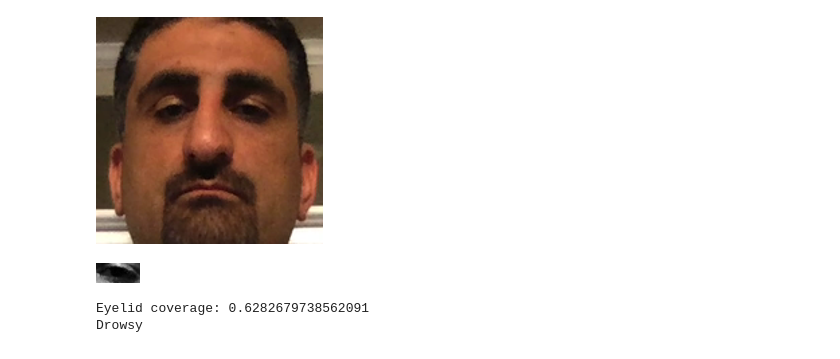
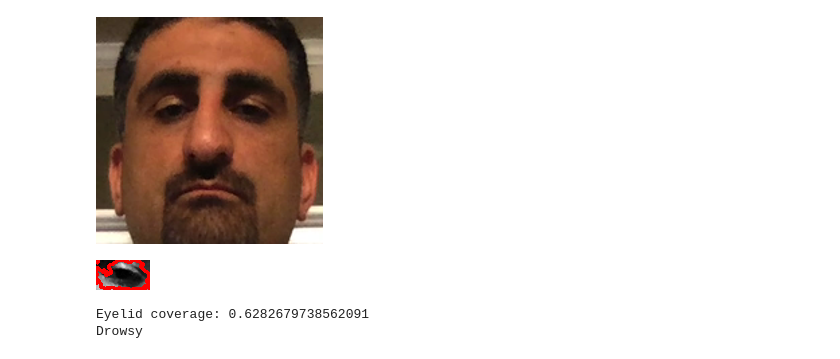
Before and after one commit to FranciscoLozCoding/csc481_Project, a Jupyter notebook: 2_modeling.ipynb, the cells around one changed output. Saved outputs shown, nothing was run; the diff lists cells and outputs as text; code cells hidden in the pictures.

```diff
--- a/2_modeling.ipynb
+++ b/2_modeling.ipynb
@@ -459,19 +459,20 @@ def add_eye_padding(eye, padding, image):
   # Return the new rectangle with added padding
   return (x, y, w, h)
 
-def detect_eyelid_contours(eye_img):
+def detect_eyelid_contours(eye_img, KSIZE=3):
   """
   Detect eyelid contours in the eye image
 
   Parameters:
     eye_img (ndarray): The eye image
+    KSIZE (int): The kernel size for Sobel edge detection
 
   Returns:
     contours (ndarray): The detected contours
   """
   # Apply Sobel edge detection to highlight eyelid edges
-  sobel_x = cv2.Sobel(eye_img, cv2.CV_64F, 1, 0, ksize=3)
-  sobel_y = cv2.Sobel(eye_img, cv2.CV_64F, 0, 1, ksize=3)
+  sobel_x = cv2.Sobel(eye_img, cv2.CV_64F, 1, 0, ksize=KSIZE)
+  sobel_y = cv2.Sobel(eye_img, cv2.CV_64F, 0, 1, ksize=KSIZE)
 
   # Calculate the magnitude of the gradients
   sobel_magnitude = cv2.magnitude(sobel_x, sobel_y)
@@ -527,7 +528,7 @@ def calculate_eyelid_coverage_from_contours(eye_landmarks, contours):
 
   return normalized_coverage
 
-def detect_drowsiness(image, detector, predictor, PADDING=5, DROWSINESS_THRESHOLD=0.6):
+def detect_drowsiness(image, detector, predictor, PADDING=5, EYELID_COVERAGE_THRESHOLD=0.6, KSIZE=3):
   """
   Detect drowsiness by eyelid coverage in the given image and determine if drowsiness is present.
 
@@ -536,7 +537,8 @@ def detect_drowsiness(image, detector, predictor, PADDING=5, DROWSINESS_THRESHOL
       detector: Face detector object.
       predictor: Shape predictor for facial landmarks.
       PADDING (int): Padding to apply around the eye region for cropping in pixels.
-      DROWSINESS_THRESHOLD (float): Threshold for detecting drowsiness.
+      EYELID_COVERAGE_THRESHOLD (float): Threshold for detecting drowsiness.
+      KSIZE (int): The kernel size for Sobel edge detection
 
   Returns:
       bool: True if drowsiness is detected, False otherwise.
@@ -568,8 +570,8 @@ def detect_drowsiness(image, detector, predictor, PADDING=5, DROWSINESS_THRESHOL
                             right_eye_rect[0]:right_eye_rect[0] + right_eye_rect[2]]
 
     # Detect eyelid contours using the function
-    contours_left = detect_eyelid_contours(left_eye_img)
-    contours_right = detect_eyelid_contours(right_eye_img)
+    contours_left = detect_eyelid_contours(left_eye_img, KSIZE)
+    contours_right = detect_eyelid_contours(right_eye_img, KSIZE)
 
     # Adjust contours to match original image coordinates
     contours_left = [
@@ -585,13 +587,13 @@ def detect_drowsiness(image, detector, predictor, PADDING=5, DROWSINESS_THRESHOL
     avg_eyelid_coverage = (left_eyelid_coverage + right_eyelid_coverage) / 2
 
     # Determine if drowsiness is detected
-    if avg_eyelid_coverage > DROWSINESS_THRESHOLD:
+    if avg_eyelid_coverage > EYELID_COVERAGE_THRESHOLD:
       flag = True # Drowsy
     else:
       flag = False
   return flag
 
-def run_drowsiness_detection(image_index, image_path, label, y_true, y_pred, detector, predictor, PADDING=5, DROWSINESS_THRESHOLD=0.6):
+def run_drowsiness_detection(image_index, image_path, label, y_true, y_pred, detector, predictor, PADDING=5, EYELID_COVERAGE_THRESHOLD=0.6, KSIZE=3):
     """
     This function runs the drowsiness detection on a single image to build
     a confusion matrix.
@@ -605,17 +607,19 @@ def run_drowsiness_detection(image_index, image_path, label, y_true, y_pred, det
       detector (dlib.get_frontal_face_detector): The face detector
       predictor (dlib.shape_predictor): The facial landmark predictor
       PADDING (int): Padding to apply around the eye region for cropping in pixels.
-      DROWSINESS_THRESHOLD (float): Threshold for detecting drowsiness.
+      EYELID_COVERAGE_THRESHOLD (float): Threshold for detecting drowsiness.
+      KSIZE (int): The kernel size for Sobel edge detection
+
     """
     image = cv2.imread(image_path, cv2.IMREAD_GRAYSCALE)
     rects = detector(image, 1)
-    drowsy_flag = detect_drowsiness(image, detector, predictor, PADDING, DROWSINESS_THRESHOLD)
+    drowsy_flag = detect_drowsiness(image, detector, predictor, PADDING, EYELID_COVERAGE_THRESHOLD, KSIZE)
 
     # Append results at the correct index to ensure order
     y_true[image_index] = label
     y_pred[image_index] = drowsy_flag
 
-def process_images_in_batch(image_paths, label, y_true, y_pred, detector, predictor, PADDING=5, DROWSINESS_THRESHOLD=0.6):
+def process_images_in_batch(image_paths, label, y_true, y_pred, detector, predictor, PADDING=5, EYELID_COVERAGE_THRESHOLD=0.6, KSIZE=3):
     """
     Process run_drowsiness_detection concurrently using ThreadPoolExecutor.
 
@@ -627,7 +631,9 @@ def process_images_in_batch(image_paths, label, y_true, y_pred, detector, predic
       detector (dlib.get_frontal_face_detector): The face detector
       predictor (dlib.shape_predictor): The facial landmark predictor
       PADDING (int): Padding to apply around the eye region for cropping in pixels.
-      DROWSINESS_THRESHOLD (float): Threshold for detecting drowsiness.
+      EYELID_COVERAGE_THRESHOLD (float): Threshold for detecting drowsiness.
+      KSIZE (int): The kernel size for Sobel edge detection
+
     """
     # Initialize lists with the same length as the number of images
     for _ in image_paths:
@@ -637,7 +643,7 @@ def process_images_in_batch(image_paths, label, y_true, y_pred, detector, predic
     with ThreadPoolExecutor() as executor:
         futures = [
             executor.submit(run_drowsiness_detection, idx, image_path, label,
-                            y_true, y_pred, detector, predictor, PADDING, DROWSINESS_THRESHOLD)
+                            y_true, y_pred, detector, predictor, PADDING, EYELID_COVERAGE_THRESHOLD, KSIZE)
             for idx, image_path in enumerate(image_paths)
         ]
 
@@ -646,7 +652,7 @@ def process_images_in_batch(image_paths, label, y_true, y_pred, detector, predic
             future.result()
 # %%
 PADDING = 5
-DROWSINESS_THRESHOLD = 0.60
+EYELID_COVERAGE_THRESHOLD = 0.60
 # %%
 # Detect faces
 rects = detector(D_IMAGE, 1)
@@ -691,7 +697,7 @@ for rect in rects:
   avg_eyelid_coverage = (left_eyelid_coverage + right_eyelid_coverage) / 2
 
   # Test drowsiness based on eyelid coverage
-  if avg_eyelid_coverage > DROWSINESS_THRESHOLD:
+  if avg_eyelid_coverage > EYELID_COVERAGE_THRESHOLD:
       print("Drowsy")
   else:
       print("Not Drowsy")
@@ -706,33 +712,33 @@ Drowsy
 # %%
 # Load the image in grayscale
 image = left_eye_img
 
 # Apply the Sobel operator to find the gradients in both x and y directions
 sobel_x = cv2.Sobel(image, cv2.CV_64F, 1, 0, ksize=3)  # Gradient in the x-direction
 sobel_y = cv2.Sobel(image, cv2.CV_64F, 0, 1, ksize=3)  # Gradient in the y-direction
 
 # Combine the x and y gradients to get the edge magnitude
 sobel_edges = cv2.magnitude(sobel_x, sobel_y)
 
 # Convert to an 8-bit image for better visualization
 sobel_edges = cv2.convertScaleAbs(sobel_edges)
 
 # Threshold the edges to create a binary image
 _, binary_edges = cv2.threshold(sobel_edges, 50, 255, cv2.THRESH_BINARY)
 
 # Optional: Find contours in the binary image
 contours, hierarchy = cv2.findContours(binary_edges, cv2.RETR_EXTERNAL, cv2.CHAIN_APPROX_SIMPLE)
 
 # Draw contours on the original image (or a copy)
 image_copy = cv2.cvtColor(image, cv2.COLOR_GRAY2BGR)  # Convert grayscale to color
-cv2.drawContours(image_copy, contours, -1, (0, 255, 0), 2)
+cv2.drawContours(image_copy, contours, -1, (0, 0, 255), 2)
 
 # Display the result
-cv2_imshow(image)
+cv2_imshow(image_copy)
 cv2.waitKey(0)
 cv2.destroyAllWindows()
 # %% [output]
-[figure, old version]
+[figure, new version]
 # %%
 # Detect faces
 rects = detector(ND_IMAGE, 1)
```
Also changed, not shown: parts of 4 cells of this notebook.
